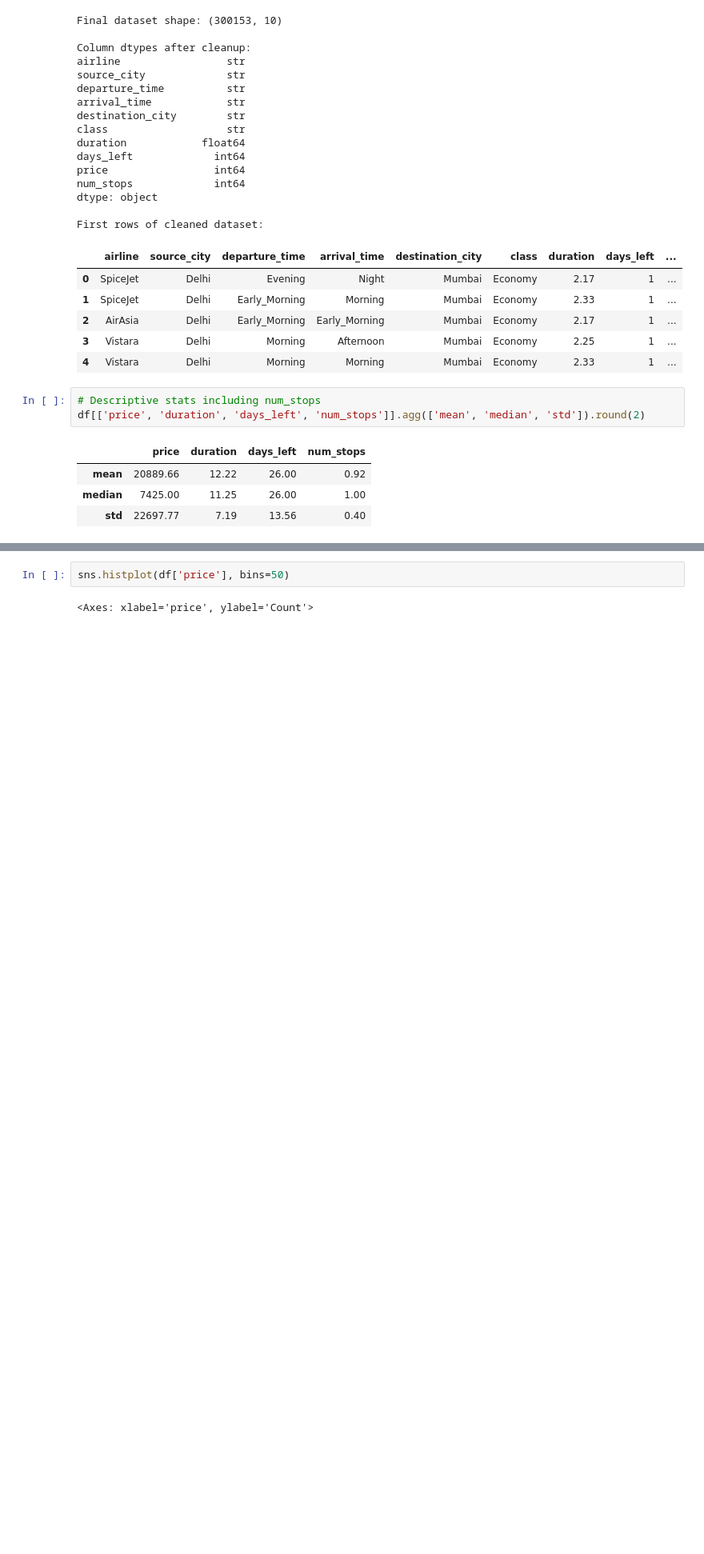
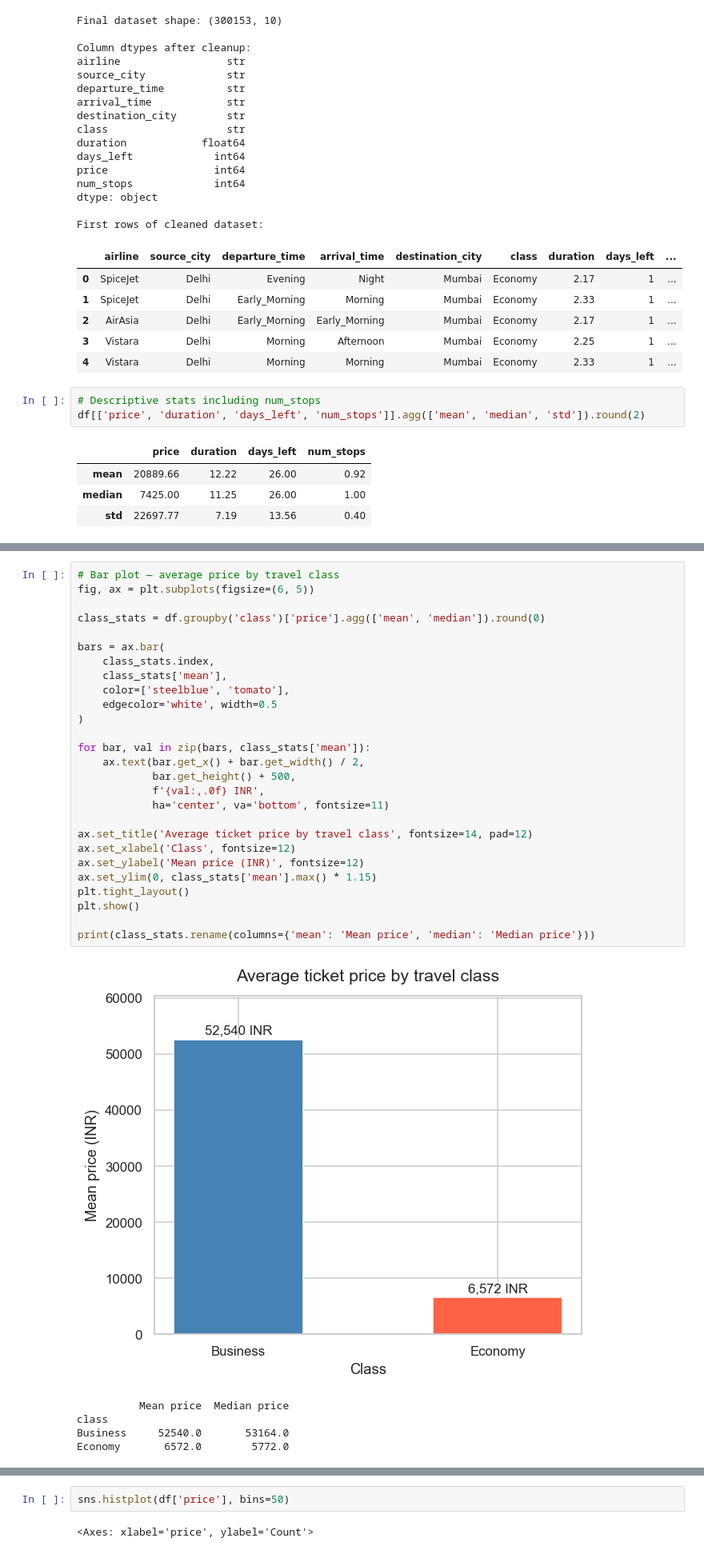
Before and after one commit to sofyakazykina/Flight-Price-Prediction, a Jupyter notebook: flight_analysis.ipynb, the cells around one changed output, grey strips where cells are left out. Shown at 80% size. Cells and saved outputs as stored; diff of their text form; blank space fills up the shorter version.

```diff
--- a/flight_analysis.ipynb
+++ b/flight_analysis.ipynb
@@ -200 +269,34 @@ df[['price', 'duration', 'days_left', 'num_stops']].agg(['mean', 'median', 'std'
+# %%
+# Bar plot — average price by travel class
+fig, ax = plt.subplots(figsize=(6, 5))
+
+class_stats = df.groupby('class')['price'].agg(['mean', 'median']).round(0)
+
+bars = ax.bar(
+    class_stats.index,
+    class_stats['mean'],
+    color=['steelblue', 'tomato'],
+    edgecolor='white', width=0.5
+)
+
+for bar, val in zip(bars, class_stats['mean']):
+    ax.text(bar.get_x() + bar.get_width() / 2,
+            bar.get_height() + 500,
+            f'{val:,.0f} INR',
+            ha='center', va='bottom', fontsize=11)
+
+ax.set_title('Average ticket price by travel class', fontsize=14, pad=12)
+ax.set_xlabel('Class', fontsize=12)
+ax.set_ylabel('Mean price (INR)', fontsize=12)
+ax.set_ylim(0, class_stats['mean'].max() * 1.15)
+plt.tight_layout()
+plt.show()
+
+print(class_stats.rename(columns={'mean': 'Mean price', 'median': 'Median price'}))
+# %% [output]
+[figure, added]
+          Mean price  Median price
+class
+Business     52540.0       53164.0
+Economy       6572.0        5772.0
 # %% [markdown]
```
Also changed, not shown: parts of 6 cells of this notebook.
